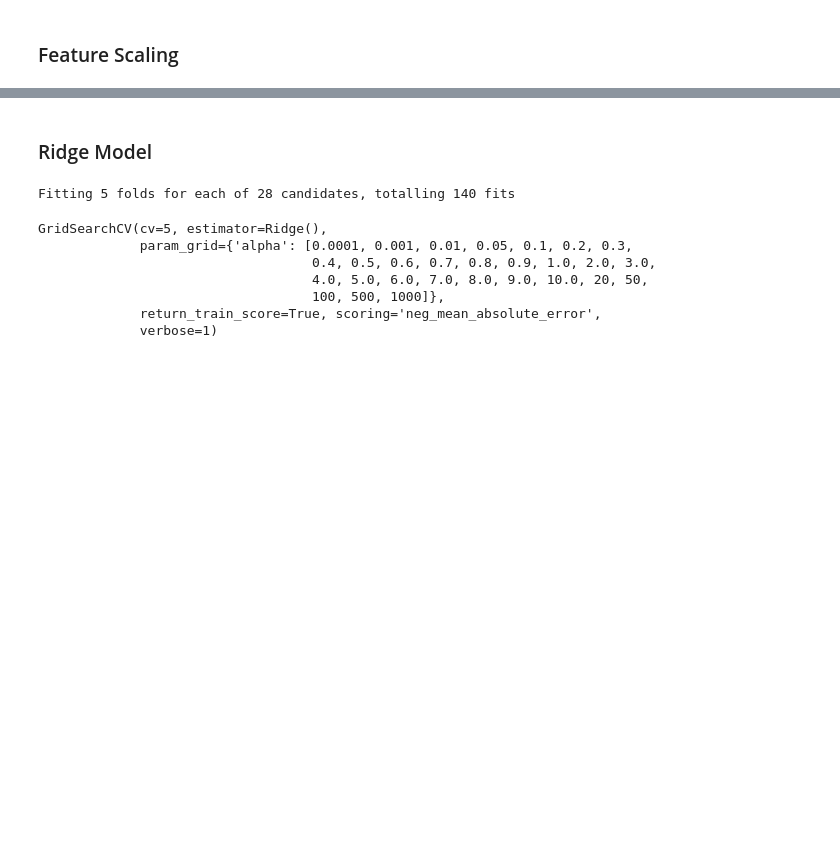
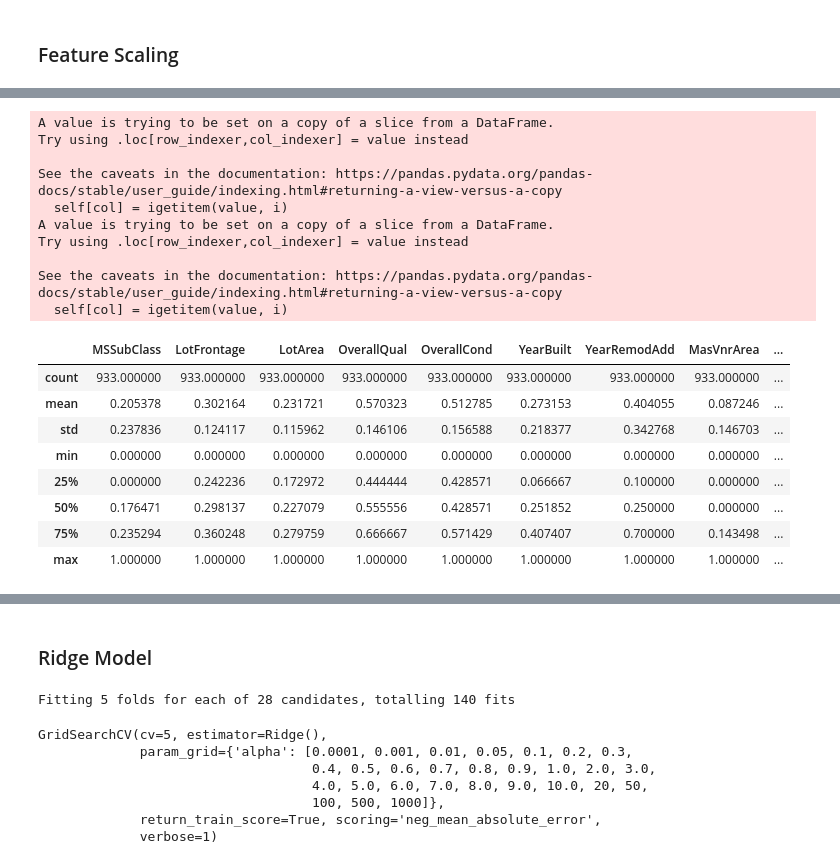
Before and after one commit to Sudeep-KS/-AdvancedRegression-HousePricing, a Jupyter notebook: Advance_Regression_Assignment.ipynb, the cells around one changed output, grey strips where cells are left out. Cells and saved outputs as stored; diff of their text form; code cells hidden in the pictures; blank space fills up the shorter version.

```diff
--- a/Advance_Regression_Assignment.ipynb
+++ b/Advance_Regression_Assignment.ipynb
@@ -246,9 +249,6 @@ dtype: float64
 # %%
 df['MasVnrArea'] = df['MasVnrArea'].replace(np.NaN, 0.0)
 df['MasVnrType'] = df['MasVnrType'].replace(np.NaN, 'None')
-# %%
-## Since electrical has only one null value we can remove that row
-df = df[~(pd.isnull(df['Electrical']))]
 # %%
 #again checking for null values
 round(100*(df.isnull().sum()/len(df.index)),2).sort_values(ascending = False)
@@ -506,0 +536,24 @@ X_train, X_test, y_train, y_test = train_test_split(X, y, train_size=0.7,test_si
+# %%
+X_train[num_vars]=scaler.fit_transform(X_train[num_vars])
+X_test[num_vars] = scaler.transform(X_test[num_vars])
+X_train.describe()
+# %% [output]
+A value is trying to be set on a copy of a slice from a DataFrame.
+Try using .loc[row_indexer,col_indexer] = value instead
+
+See the caveats in the documentation: https://pandas.pydata.org/pandas-docs/stable/user_guide/indexing.html#returning-a-view-versus-a-copy
+  self[col] = igetitem(value, i)
+A value is trying to be set on a copy of a slice from a DataFrame.
+Try using .loc[row_indexer,col_indexer] = value instead
+
+See the caveats in the documentation: https://pandas.pydata.org/pandas-docs/stable/user_guide/indexing.html#returning-a-view-versus-a-copy
+  self[col] = igetitem(value, i)
+|  | MSSubClass | LotFrontage | LotArea | OverallQual | OverallCond | YearBuilt | YearRemodAdd | MasVnrArea | ... |
+| count | 933.000000 | 933.000000 | 933.000000 | 933.000000 | 933.000000 | 933.000000 | 933.000000 | 933.000000 | ... |
+| mean | 0.205378 | 0.302164 | 0.231721 | 0.570323 | 0.512785 | 0.273153 | 0.404055 | 0.087246 | ... |
+| std | 0.237836 | 0.124117 | 0.115962 | 0.146106 | 0.156588 | 0.218377 | 0.342768 | 0.146703 | ... |
+| min | 0.000000 | 0.000000 | 0.000000 | 0.000000 | 0.000000 | 0.000000 | 0.000000 | 0.000000 | ... |
+| 25% | 0.000000 | 0.242236 | 0.172972 | 0.444444 | 0.428571 | 0.066667 | 0.100000 | 0.000000 | ... |
+| 50% | 0.176471 | 0.298137 | 0.227079 | 0.555556 | 0.428571 | 0.251852 | 0.250000 | 0.000000 | ... |
+| 75% | 0.235294 | 0.360248 | 0.279759 | 0.666667 | 0.571429 | 0.407407 | 0.700000 | 0.143498 | ... |
+| max | 1.000000 | 1.000000 | 1.000000 | 1.000000 | 1.000000 | 1.000000 | 1.000000 | 1.000000 | ... |
```
Also changed, not shown: parts of 62 cells of this notebook.
